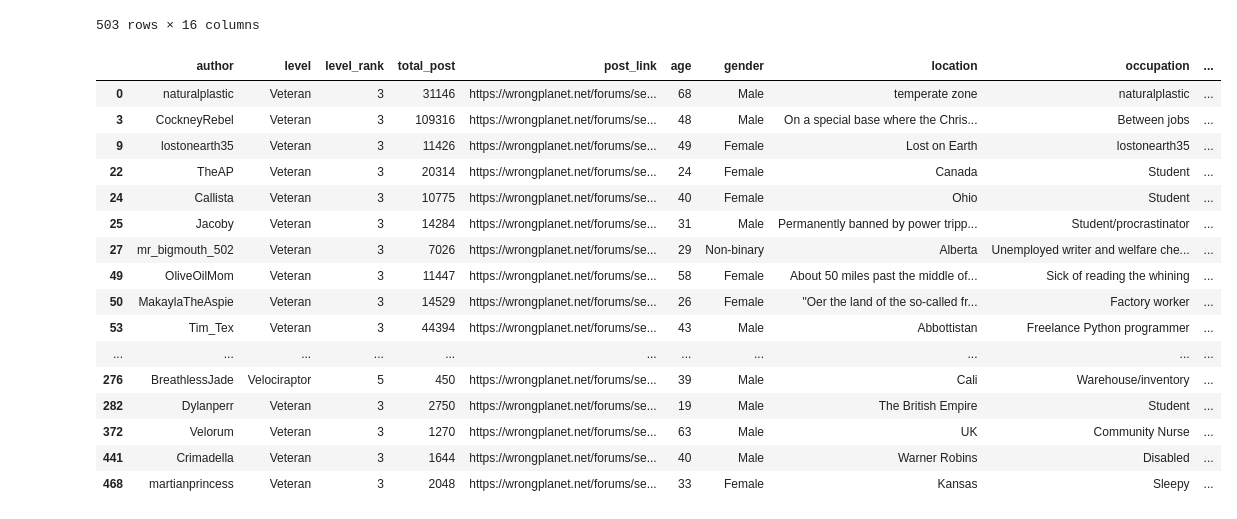
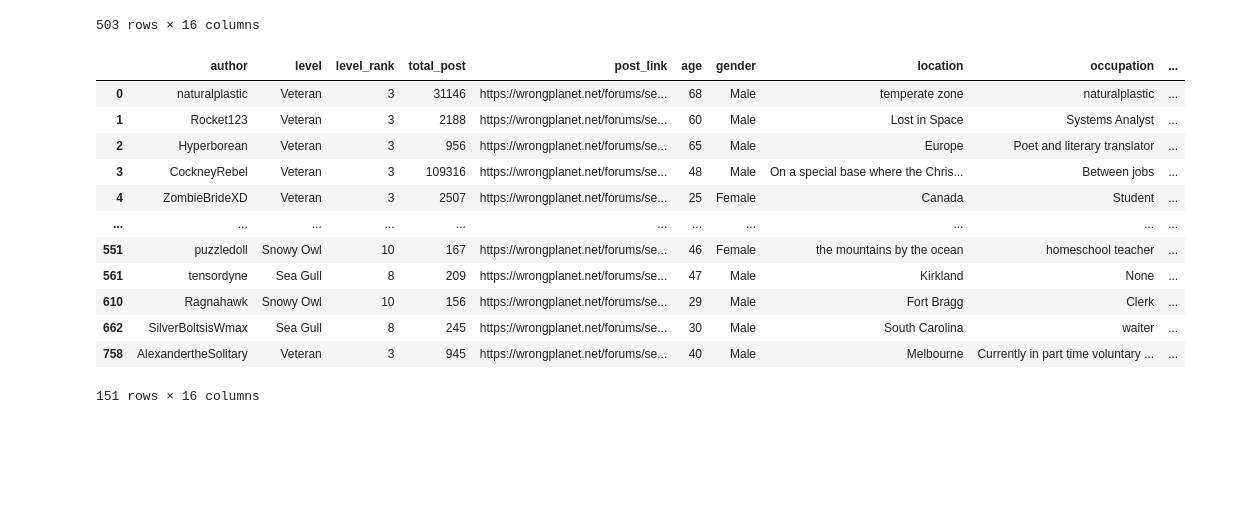
Before and after one commit to zcharon/ADA_LIWC, a Jupyter notebook: data_cleaning.ipynb, the cells around one changed output. Cells and saved outputs as stored; diff of their text form; code cells hidden in the pictures; blank space fills up the shorter version.

```diff
--- a/data_cleaning.ipynb
+++ b/data_cleaning.ipynb
@@ -37,27 +38,23 @@ df_diagnosis
 503 rows × 16 columns
 # %%
 df['everyday_post'] = pd.to_numeric(df['everyday_post'], errors='coerce')
-index_ep = df['everyday_post'] > 1
+index_ep = df['everyday_post'] > 0.07
 df_ep_k = df[index_ep]
 df_ep_k
 # %% [output]
 |  | author | level | level_rank | total_post | post_link | age | gender | location | occupation | ... |
 | 0 | naturalplastic | Veteran | 3 | 31146 | https://wrongplanet.net/forums/se... | 68 | Male | temperate zone | naturalplastic | ... |
+| 1 | Rocket123 | Veteran | 3 | 2188 | https://wrongplanet.net/forums/se... | 60 | Male | Lost in Space | Systems Analyst | ... |
+| 2 | Hyperborean | Veteran | 3 | 956 | https://wrongplanet.net/forums/se... | 65 | Male | Europe | Poet and literary translator | ... |
 | 3 | CockneyRebel | Veteran | 3 | 109316 | https://wrongplanet.net/forums/se... | 48 | Male | On a special base where the Chris... | Between jobs | ... |
-| 9 | lostonearth35 | Veteran | 3 | 11426 | https://wrongplanet.net/forums/se... | 49 | Female | Lost on Earth | lostonearth35 | ... |
-| 22 | TheAP | Veteran | 3 | 20314 | https://wrongplanet.net/forums/se... | 24 | Female | Canada | Student | ... |
-| 24 | Callista | Veteran | 3 | 10775 | https://wrongplanet.net/forums/se... | 40 | Female | Ohio | Student | ... |
-| 25 | Jacoby | Veteran | 3 | 14284 | https://wrongplanet.net/forums/se... | 31 | Male | Permanently banned by power tripp... | Student/procrastinator | ... |
-| 27 | mr_bigmouth_502 | Veteran | 3 | 7026 | https://wrongplanet.net/forums/se... | 29 | Non-binary | Alberta | Unemployed writer and welfare che... | ... |
-| 49 | OliveOilMom | Veteran | 3 | 11447 | https://wrongplanet.net/forums/se... | 58 | Female | About 50 miles past the middle of... | Sick of reading the whining | ... |
-| 50 | MakaylaTheAspie | Veteran | 3 | 14529 | https://wrongplanet.net/forums/se... | 26 | Female | "Oer the land of the so-called fr... | Factory worker | ... |
-| 53 | Tim_Tex | Veteran | 3 | 44394 | https://wrongplanet.net/forums/se... | 43 | Male | Abbottistan | Freelance Python programmer | ... |
+| 4 | ZombieBrideXD | Veteran | 3 | 2507 | https://wrongplanet.net/forums/se... | 25 | Female | Canada | Student | ... |
 | ... | ... | ... | ... | ... | ... | ... | ... | ... | ... | ... |
-| 276 | BreathlessJade | Velociraptor | 5 | 450 | https://wrongplanet.net/forums/se... | 39 | Male | Cali | Warehouse/inventory | ... |
-| 282 | Dylanperr | Veteran | 3 | 2750 | https://wrongplanet.net/forums/se... | 19 | Male | The British Empire | Student | ... |
-| 372 | Velorum | Veteran | 3 | 1270 | https://wrongplanet.net/forums/se... | 63 | Male | UK | Community Nurse | ... |
-| 441 | Crimadella | Veteran | 3 | 1644 | https://wrongplanet.net/forums/se... | 40 | Male | Warner Robins | Disabled | ... |
-| 468 | martianprincess | Veteran | 3 | 2048 | https://wrongplanet.net/forums/se... | 33 | Female | Kansas | Sleepy | ... |
+| 551 | puzzledoll | Snowy Owl | 10 | 167 | https://wrongplanet.net/forums/se... | 46 | Female | the mountains by the ocean | homeschool teacher | ... |
+| 561 | tensordyne | Sea Gull | 8 | 209 | https://wrongplanet.net/forums/se... | 47 | Male | Kirkland | None | ... |
+| 610 | Ragnahawk | Snowy Owl | 10 | 156 | https://wrongplanet.net/forums/se... | 29 | Male | Fort Bragg | Clerk | ... |
+| 662 | SilverBoltsisWmax | Sea Gull | 8 | 245 | https://wrongplanet.net/forums/se... | 30 | Male | South Carolina | waiter | ... |
+| 758 | AlexandertheSolitary | Veteran | 3 | 945 | https://wrongplanet.net/forums/se... | 40 | Male | Melbourne | Currently in part time voluntary ... | ... |
+151 rows × 16 columns
 # %%
 author_diagnosis_set = set(df_diagnosis['author'].values)
 author_ep_set = set(df_ep_k['author'].values)
```
Also changed, not shown: parts of 10 cells of this notebook.
